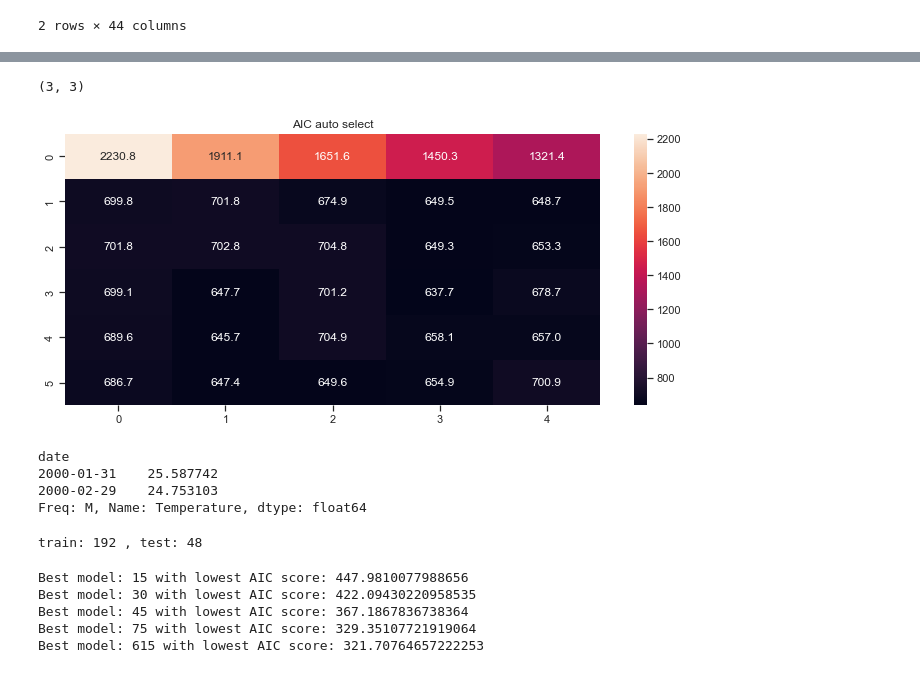
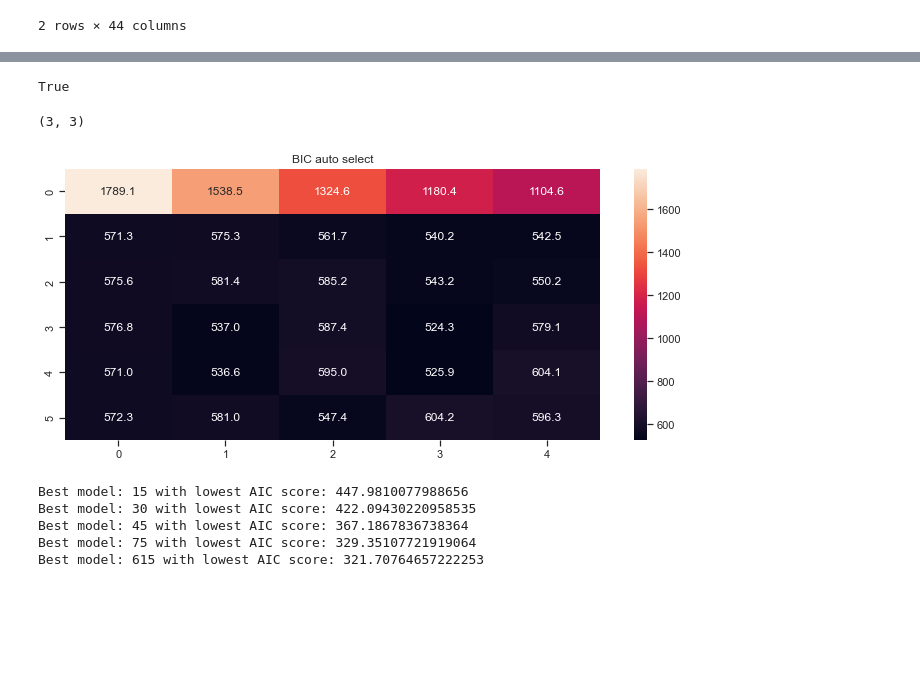
Before and after one commit to pauldcarroll/Forecasting, a Jupyter notebook: SARIMAX/SARIMAX.ipynb, the cells around one changed output, grey strips where cells are left out. Drawn from its saved outputs; the diff is of its cells as text; code cells hidden in the pictures; blank space fills up the shorter version.

```diff
--- a/SARIMAX/SARIMAX.ipynb
+++ b/SARIMAX/SARIMAX.ipynb
@@ -39,7 +44,9 @@ def split_data(data, test_split):
         print(f'train: {len(train)} , test: {len(test)}')
         return train, test
 # %%
-df = pd.read_csv('/Users/paul.carroll/Documents/datasets/history_export_2020-02-15T14_22_15.csv')
+# read the dataset in, create a date column, index it and set to datetime.
+
+df = pd.read_csv('/Users/paul.carroll/Github/Forecasting/data/weather.csv')
 df['date'] = pd.to_datetime(df[['Day','Month','Year']])
 df.set_index('date',inplace=True, drop=True)
 df.head(2)
@@ -144,7 +234,7 @@ Warnings:
 from pmdarima.arima import auto_arima
 import pmdarima as pm
 # %%
-train, test = pm.model_selection.train_test_split(dfm.Temperature,test_size=0.15)
+train, test = pm.model_selection.train_test_split(dfm.Temperature,test_size=0.2)
 print(f'Train: {train.size}')
 print(f'Test: {test.shape}')
 # %% [output]
@@ -201,15 +304,26 @@ Warnings:
+# %%
+sum(forecast) == sum(conf_interval.mean(axis=1))
+# %% [output]
+True
 # %%
-auto_select = sm.tsa.stattools.arma_order_select_ic(dfm.Temperature, max_ar=5, max_ma=4, ic='aic', trend='n', model_kw={}, fit_kw={})
+# The autoselect tool, below, can be used to identify optimal p and q for a dataset. Input the dataset, and parameters for max ar and max ma,
+# and read the grid for the lowest score. I've selected BIC, Bayesian information criterion as the min score.
+# All the 'bic' can easily be changed to 'aic' if that's what's needed for the modeling.
 
-print(auto_select.aic_min_order)
+auto_select = sm.tsa.stattools.arma_order_select_ic(train, max_ar=5, max_ma=4, ic='bic', trend='n', model_kw={}, fit_kw={})
 
-sns.heatmap(auto_select['aic'], annot=True, fmt='.1f')
-plt.ylim([auto_select['aic'].shape[0], 0])
-plt.title('AIC auto select')
+print(auto_select.bic_min_order)
+
+sns.heatmap(auto_select['bic'], annot=True, fmt='.1f')
+plt.ylim([auto_select['bic'].shape[0], 0])
+plt.title('BIC auto select')
 plt.show()
+
+
+# The run here shows 3,3 as the optimal output for the model run.
 # %% [output]
 (3, 3)
-[figure, old version]
+[figure, new version]
 # %%
 def combinator(items):
     combo = [i for i in product(*items)]
@@ -219,13 +331 @@ dfmT = dfm.Temperature
-# %%
-dfmT.head(2)
-# %% [output]
-date
-2000-01-31    25.587742
-2000-02-29    24.753103
-Freq: M, Name: Temperature, dtype: float64
-# %%
-test_split = 0.20
-dfmT_train, dfmT_test = split_data(dfmT, test_split)
-# %% [output]
-train: 192 , test: 48
 # %%
```
Also changed, not shown: parts of 38 cells of this notebook.
